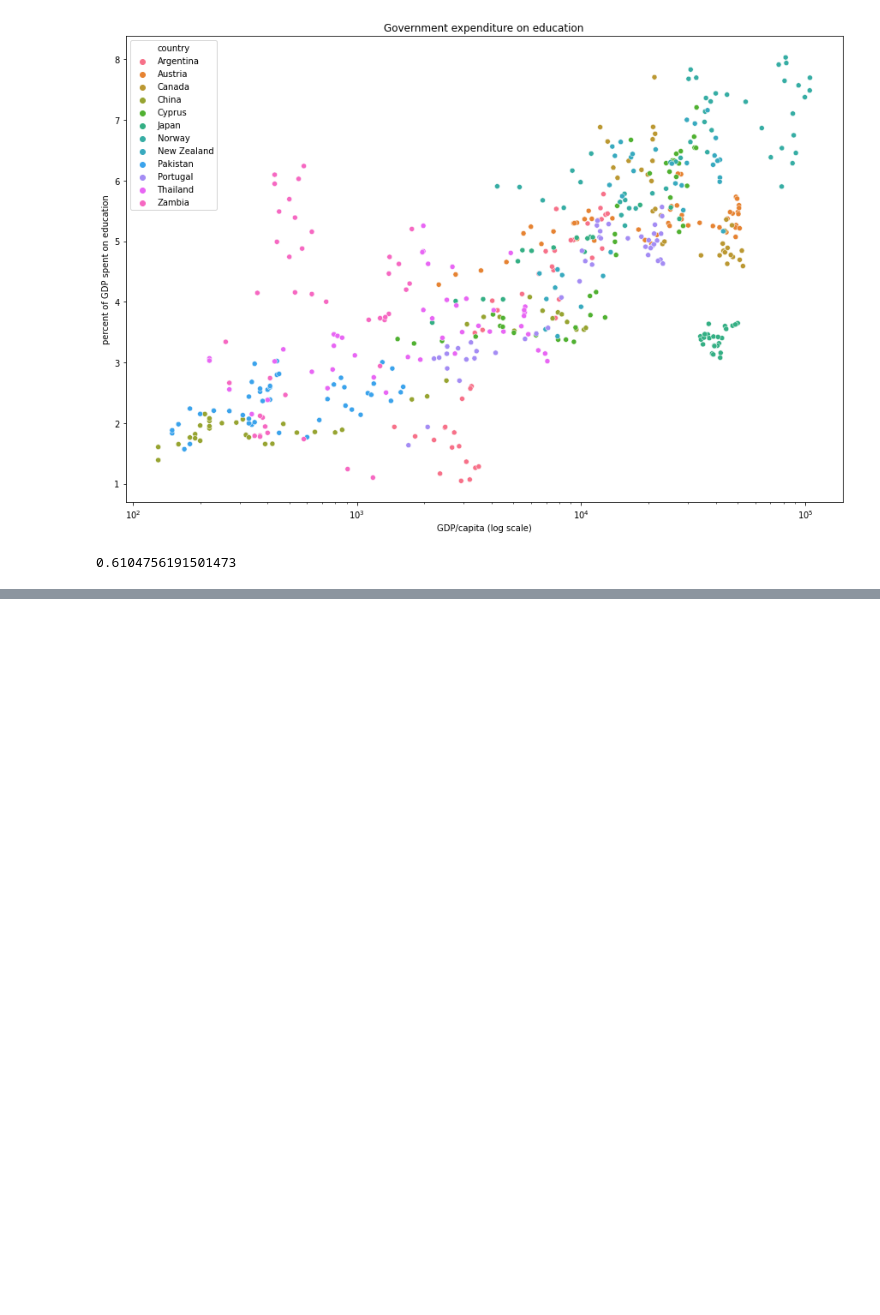
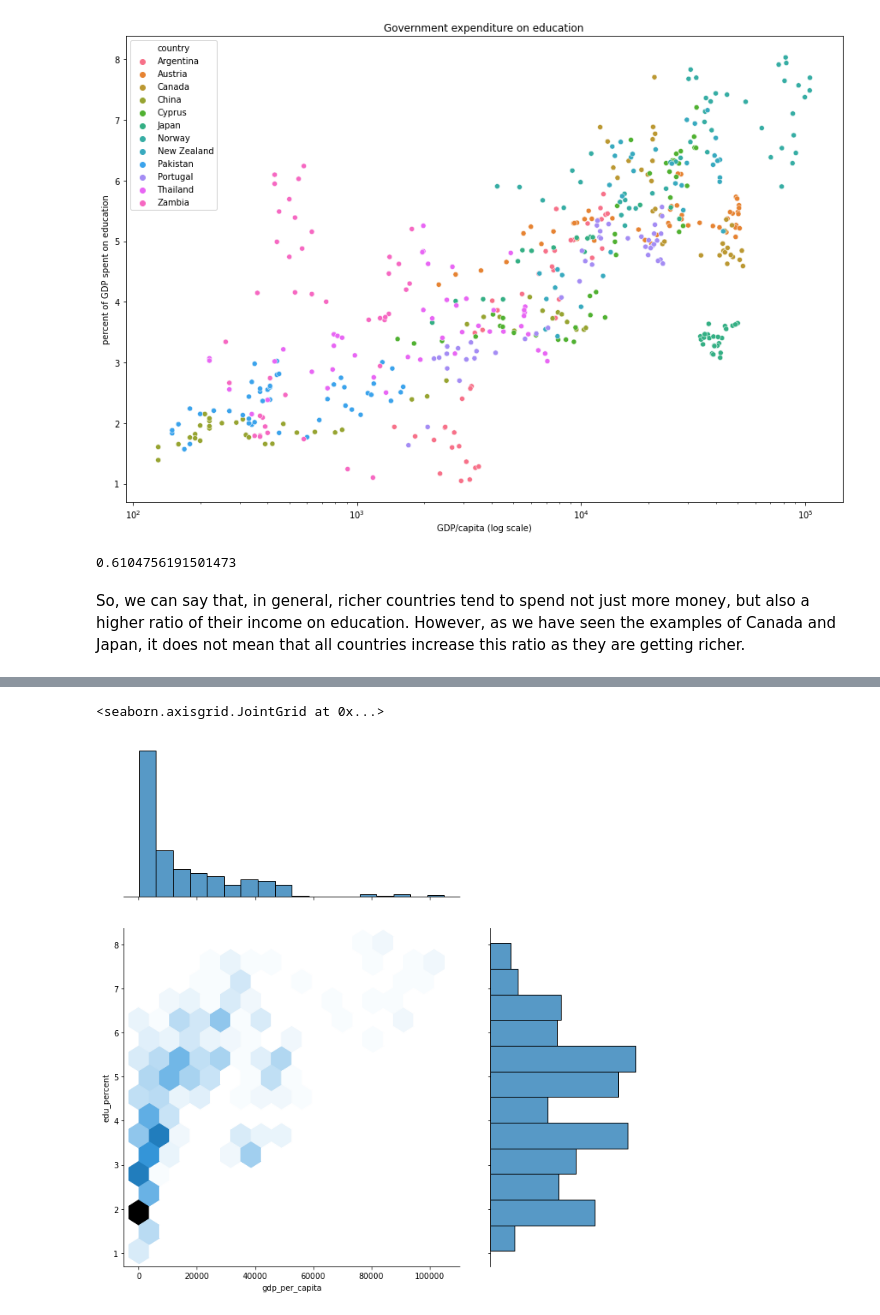
Before and after one commit to csokagyozo/data-science-learning, a Jupyter notebook: data-visualization/world_bank_education.ipynb, the cells around one changed output, grey strips where cells are left out. Drawn from its saved outputs; the diff is of its cells as text; code cells hidden in the pictures; blank space fills up the shorter version.

Commit message:
added jointplot

```diff
--- a/data-visualization/world_bank_education.ipynb
+++ b/data-visualization/world_bank_education.ipynb
@@ -205,7 +205,14 @@ No handles with labels found to put in legend.
 points['gdp_per_capita'].corr(points['edu_percent'])
 # %% [output]
 0.6104756191501473
+# %% [markdown]
+So, we can say that, in general, richer countries tend to spend not just more money, but also a higher ratio of their income on education. However, as we have seen the examples of Canada and Japan, it does not mean that all countries increase this ratio as they are getting richer.
 # %%
 points.iplot(kind='scatter', x='gdp_per_capita', y='edu_percent', mode='markers')
 # %% [output]
 [interactive output not drawn]
+# %%
+sns.jointplot(data=points, x='gdp_per_capita', y='edu_percent',kind='hex', height=10, ratio=2)
+# %% [output]
+<seaborn.axisgrid.JointGrid at 0x...>
+[figure, added]
```
Also changed, not shown: parts of 1 cell of this notebook.
